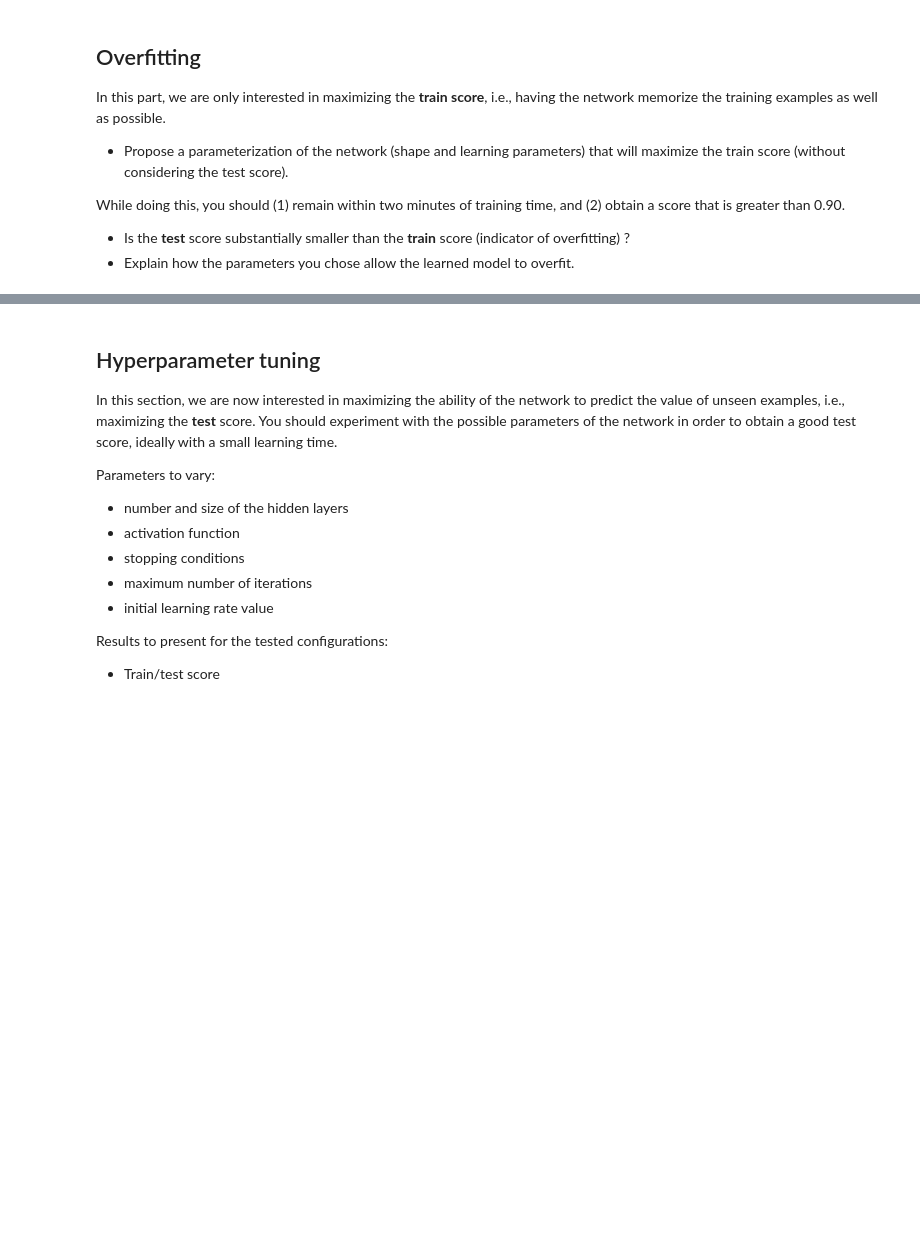
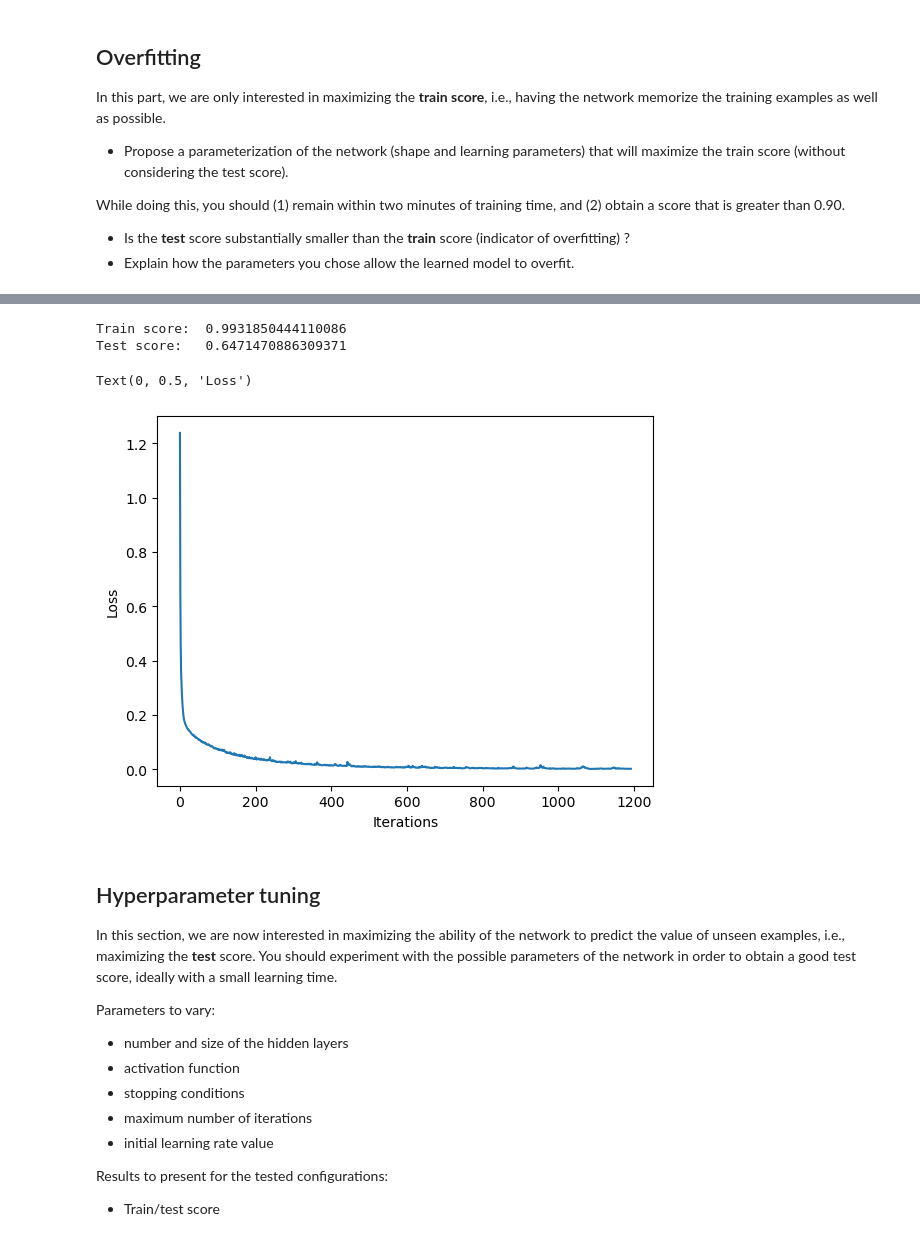
Before and after one commit to WissalElKourdi/MachineLearning, a Jupyter notebook: mlp.ipynb, the cells around one changed output, grey strips where cells are left out. Drawn from its saved outputs; the diff is of its cells as text; code cells hidden in the pictures; blank space fills up the shorter version.

```diff
--- a/mlp.ipynb
+++ b/mlp.ipynb
@@ -165,3 +162,21 @@ plt.ylabel("Loss")
+# %%
+from sklearn.neural_network import MLPRegressor
+from matplotlib import pyplot as plt
+
+
+mlp = MLPRegressor(hidden_layer_sizes=(100,100,30), max_iter=20000, random_state=1, tol=0.000001,n_iter_no_change=100) # define the model, with default params
+mlp.fit(X_train, y_train) # train the MLP
+
+print('Train score: ', mlp.score(X_train, y_train))
+print('Test score:  ', mlp.score(X_test, y_test))
+plt.plot(mlp.loss_curve_)
+plt.xlabel("Iterations")
+plt.ylabel("Loss")
+# %% [output]
+Train score:  0.9931850444110086
+Test score:   0.6471470886309371
+Text(0, 0.5, 'Loss')
+[figure, added]
 # %% [markdown]
 ## Hyperparameter tuning
 
```
Also changed, not shown: parts of 6 cells of this notebook, 1 other file.
